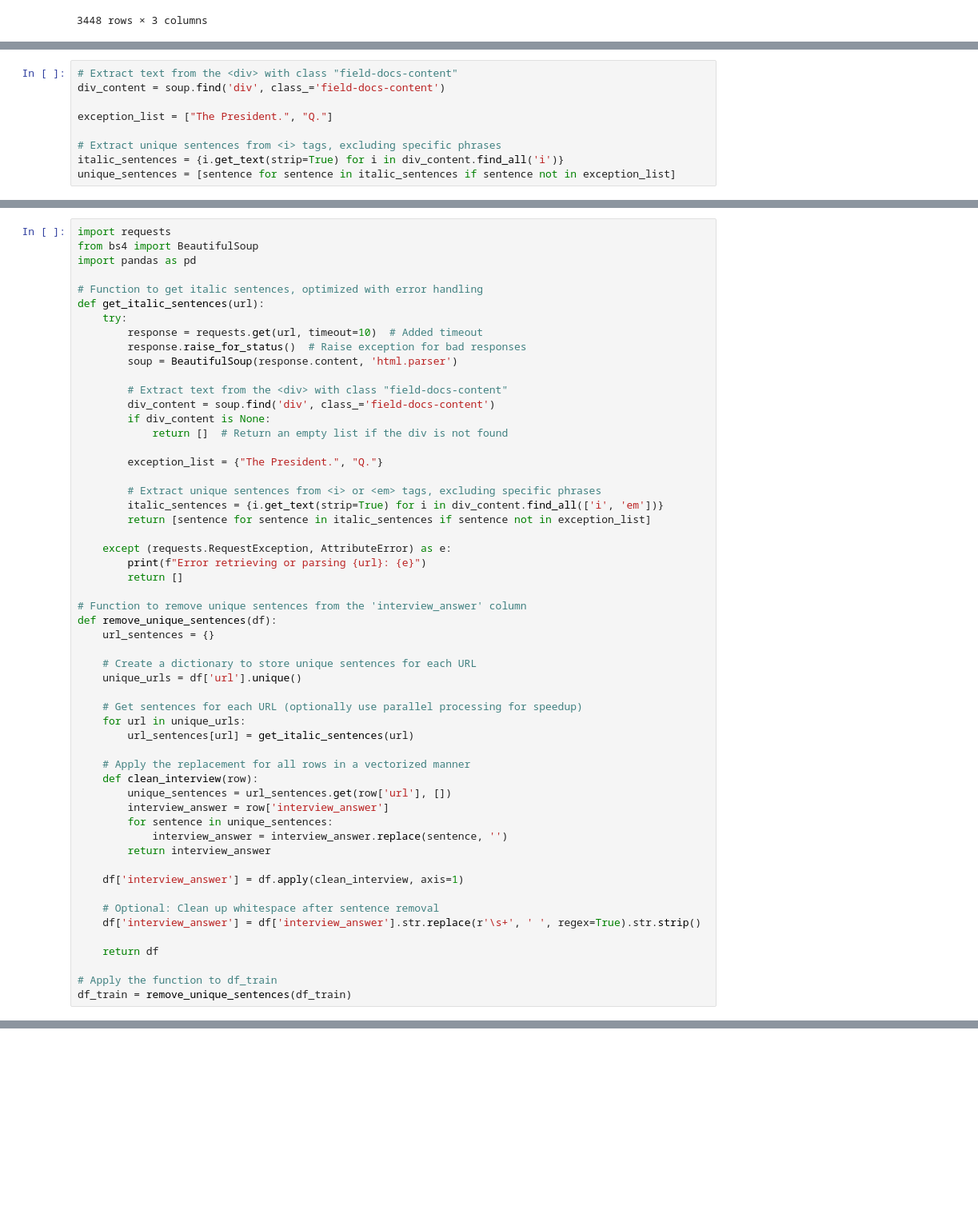
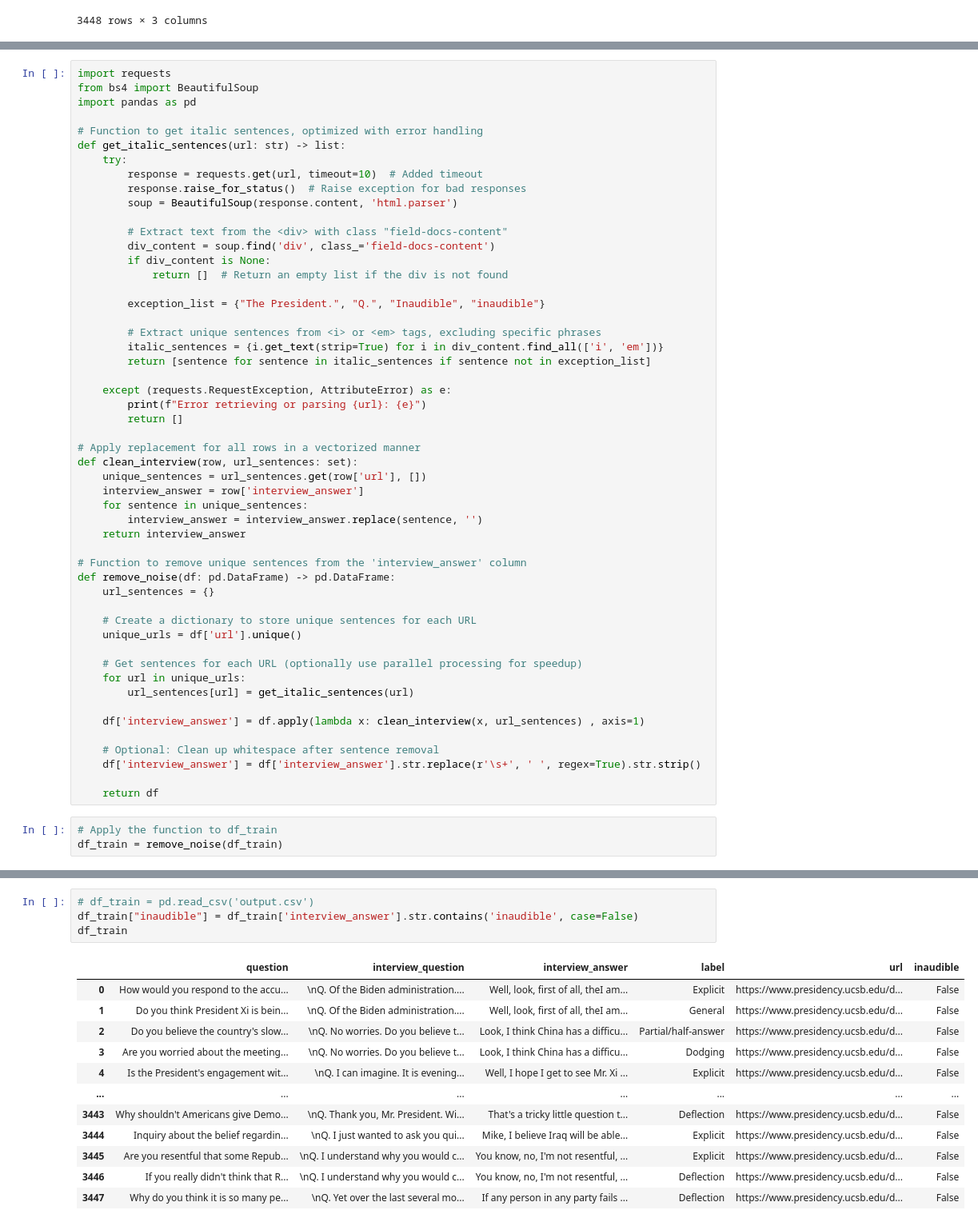
Before and after one commit to Kontilenia/thesis, a Jupyter notebook: data_cleaning.ipynb, the cells around one changed output, grey strips where cells are left out. Shown at 80% size. Cells and saved outputs as stored; diff of their text form; blank space fills up the shorter version.

Commit message:
clean procedure for data noise removal

```diff
--- a/data_cleaning.ipynb
+++ b/data_cleaning.ipynb
@@ -128,9 +131,0 @@ text = soup.get_text()
-# %%
-# Extract text from the <div> with class "field-docs-content"
-div_content = soup.find('div', class_='field-docs-content')
-
-exception_list = ["The President.", "Q."]
-
-# Extract unique sentences from <i> tags, excluding specific phrases
-italic_sentences = {i.get_text(strip=True) for i in div_content.find_all('i')}
-unique_sentences = [sentence for sentence in italic_sentences if sentence not in exception_list]
@@ -239,7 +135,7 @@ from bs4 import BeautifulSoup
 import pandas as pd
 
 # Function to get italic sentences, optimized with error handling
-def get_italic_sentences(url):
+def get_italic_sentences(url: str) -> list:
     try:
         response = requests.get(url, timeout=10)  # Added timeout
         response.raise_for_status()  # Raise exception for bad responses
@@ -250,7 +146,7 @@ def get_italic_sentences(url):
         if div_content is None:
             return []  # Return an empty list if the div is not found
 
-        exception_list = {"The President.", "Q."}
+        exception_list = {"The President.", "Q.", "Inaudible", "inaudible"}
 
         # Extract unique sentences from <i> or <em> tags, excluding specific phrases
         italic_sentences = {i.get_text(strip=True) for i in div_content.find_all(['i', 'em'])}
@@ -260,8 +156,16 @@ def get_italic_sentences(url):
         print(f"Error retrieving or parsing {url}: {e}")
         return []
 
+# Apply replacement for all rows in a vectorized manner
+def clean_interview(row, url_sentences: set):
+    unique_sentences = url_sentences.get(row['url'], [])
+    interview_answer = row['interview_answer']
+    for sentence in unique_sentences:
+        interview_answer = interview_answer.replace(sentence, '')
+    return interview_answer
+
 # Function to remove unique sentences from the 'interview_answer' column
-def remove_unique_sentences(df):
+def remove_noise(df: pd.DataFrame) -> pd.DataFrame:
     url_sentences = {}
 
     # Create a dictionary to store unique sentences for each URL
@@ -271,20 +175,12 @@ def remove_unique_sentences(df):
     for url in unique_urls:
         url_sentences[url] = get_italic_sentences(url)
 
-    # Apply the replacement for all rows in a vectorized manner
-    def clean_interview(row):
-        unique_sentences = url_sentences.get(row['url'], [])
-        interview_answer = row['interview_answer']
-        for sentence in unique_sentences:
-            interview_answer = interview_answer.replace(sentence, '')
-        return interview_answer
-
-    df['interview_answer'] = df.apply(clean_interview, axis=1)
+    df['interview_answer'] = df.apply(lambda x: clean_interview(x, url_sentences) , axis=1)
 
     # Optional: Clean up whitespace after sentence removal
     df['interview_answer'] = df['interview_answer'].str.replace(r'\s+', ' ', regex=True).str.strip()
 
     return df
-
-# Apply the function to df_train
-df_train = remove_unique_sentences(df_train)
+# %%
+# Apply the function to df_train
+df_train = remove_noise(df_train)
@@ -306,3 +218,20 @@ df_train
 3448 rows × 5 columns
 # %%
 df_train.to_csv('output.csv', index=False)
+# %%
+# df_train = pd.read_csv('output.csv')
+df_train["inaudible"] = df_train['interview_answer'].str.contains('inaudible', case=False)
+df_train
+# %% [output]
+|  | question | interview_question | interview_answer | label | url | inaudible |
+| 0 | How would you respond to the accu... | \nQ. Of the Biden administration.... | Well, look, first of all, theI am... | Explicit | https://www.presidency.ucsb.edu/d... | False |
+| 1 | Do you think President Xi is bein... | \nQ. Of the Biden administration.... | Well, look, first of all, theI am... | General | https://www.presidency.ucsb.edu/d... | False |
+| 2 | Do you believe the country's slow... | \nQ. No worries. Do you believe t... | Look, I think China has a difficu... | Partial/half-answer | https://www.presidency.ucsb.edu/d... | False |
+| 3 | Are you worried about the meeting... | \nQ. No worries. Do you believe t... | Look, I think China has a difficu... | Dodging | https://www.presidency.ucsb.edu/d... | False |
+| 4 | Is the President's engagement wit... | \nQ. I can imagine. It is evening... | Well, I hope I get to see Mr. Xi ... | Explicit | https://www.presidency.ucsb.edu/d... | False |
+| ... | ... | ... | ... | ... | ... | ... |
+| 3443 | Why shouldn't Americans give Demo... | \nQ. Thank you, Mr. President. Wi... | That's a tricky little question t... | Deflection | https://www.presidency.ucsb.edu/d... | False |
+| 3444 | Inquiry about the belief regardin... | \nQ. I just wanted to ask you qui... | Mike, I believe Iraq will be able... | Explicit | https://www.presidency.ucsb.edu/d... | False |
+| 3445 | Are you resentful that some Repub... | \nQ. I understand why you would c... | You know, no, I'm not resentful, ... | Explicit | https://www.presidency.ucsb.edu/d... | False |
+| 3446 | If you really didn't think that R... | \nQ. I understand why you would c... | You know, no, I'm not resentful, ... | Deflection | https://www.presidency.ucsb.edu/d... | False |
+| 3447 | Why do you think it is so many pe... | \nQ. Yet over the last several mo... | If any person in any party fails ... | Deflection | https://www.presidency.ucsb.edu/d... | False |
```
Also changed, not shown: parts of 16 cells of this notebook.
